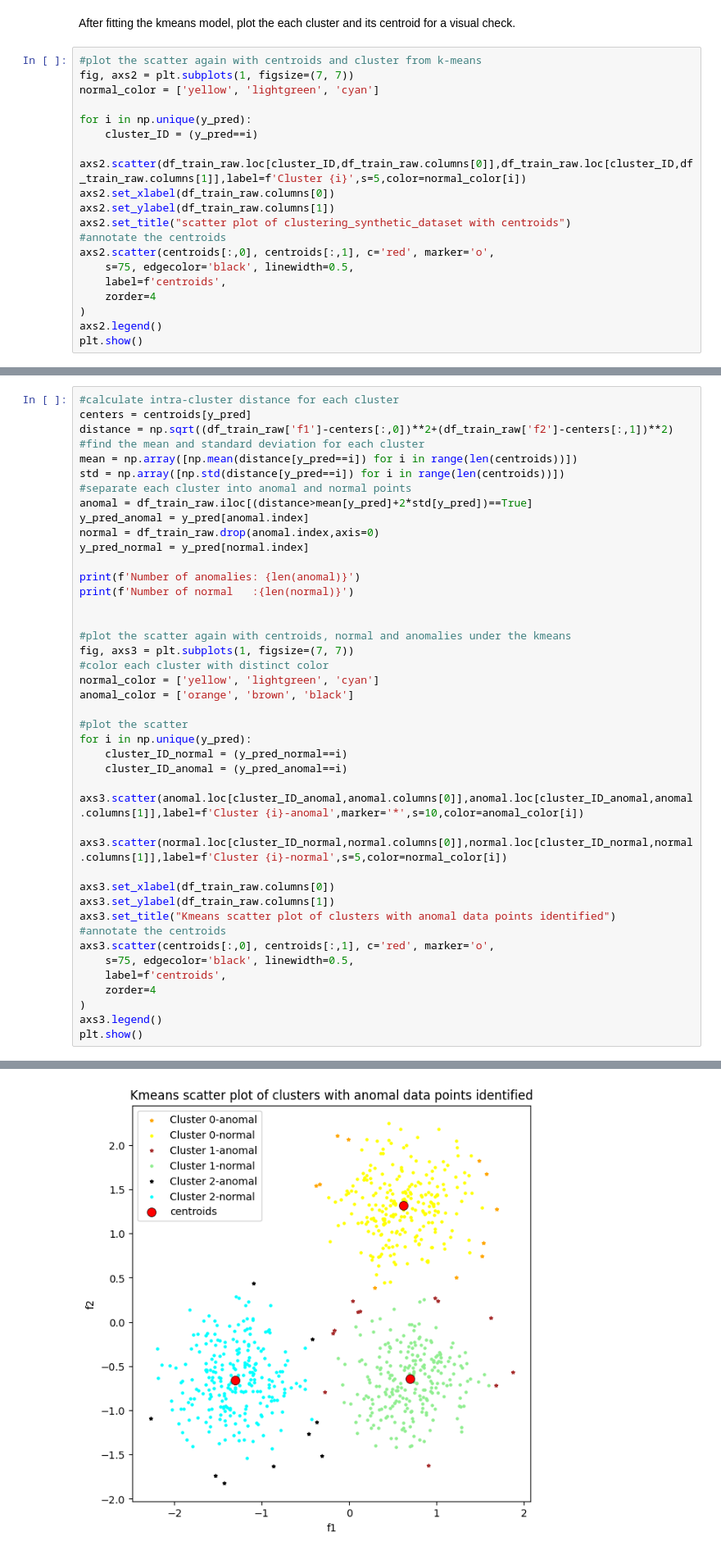
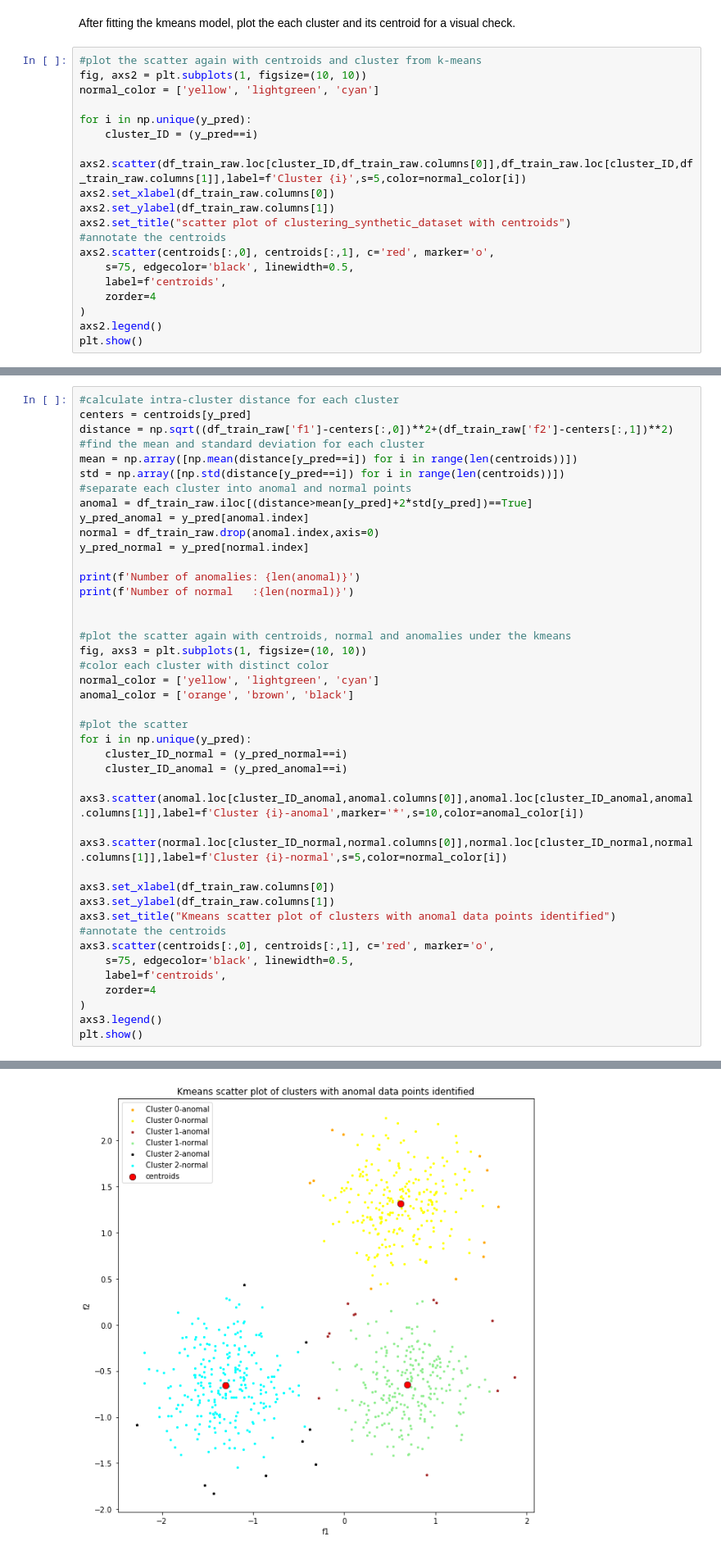
Before and after one commit to phoenix1ee/MachineLearning, a Jupyter notebook: M7-UnsupervisedLearning/LEE-Assign7.ipynb, the cells around one changed output, grey strips where cells are left out. Shown at 82% size. Cells and saved outputs as stored; diff of their text form.

```diff
--- a/M7-UnsupervisedLearning/LEE-Assign7.ipynb
+++ b/M7-UnsupervisedLearning/LEE-Assign7.ipynb
@@ -108,7 +110,7 @@ cluster 2 f1,f2 :[-1.303,-0.657]
 After fitting the kmeans model, plot the each cluster and its centroid for a visual check.
 # %%
 #plot the scatter again with centroids and cluster from k-means
-fig, axs2 = plt.subplots(1, figsize=(7, 7))
+fig, axs2 = plt.subplots(1, figsize=(10, 10))
 normal_color = ['yellow', 'lightgreen', 'cyan']
 
 for i in np.unique(y_pred):
@@ -149,35 +151,35 @@ y_pred_normal = y_pred[normal.index]
 print(f'Number of anomalies: {len(anomal)}')
 print(f'Number of normal   :{len(normal)}')
 
 
 #plot the scatter again with centroids, normal and anomalies under the kmeans
-fig, axs3 = plt.subplots(1, figsize=(7, 7))
+fig, axs3 = plt.subplots(1, figsize=(10, 10))
 #color each cluster with distinct color
 normal_color = ['yellow', 'lightgreen', 'cyan']
 anomal_color = ['orange', 'brown', 'black']
 
 #plot the scatter
 for i in np.unique(y_pred):
     cluster_ID_normal = (y_pred_normal==i)
     cluster_ID_anomal = (y_pred_anomal==i)
     axs3.scatter(anomal.loc[cluster_ID_anomal,anomal.columns[0]],anomal.loc[cluster_ID_anomal,anomal.columns[1]],label=f'Cluster {i}-anomal',marker='*',s=10,color=anomal_color[i])
     axs3.scatter(normal.loc[cluster_ID_normal,normal.columns[0]],normal.loc[cluster_ID_normal,normal.columns[1]],label=f'Cluster {i}-normal',s=5,color=normal_color[i])
 
 axs3.set_xlabel(df_train_raw.columns[0])
 axs3.set_ylabel(df_train_raw.columns[1])
 axs3.set_title("Kmeans scatter plot of clusters with anomal data points identified")
 #annotate the centroids
 axs3.scatter(centroids[:,0], centroids[:,1], c='red', marker='o',
     s=75, edgecolor='black', linewidth=0.5,
     label=f'centroids',
     zorder=4
 )
 axs3.legend()
 plt.show()
 # %% [output]
 Number of anomalies: 32
 Number of normal   :718
-[figure, old version]
+[figure, new version]
 # %% [markdown]
 ### Question3:
 
```
Also changed, not shown: parts of 10 cells of this notebook.
